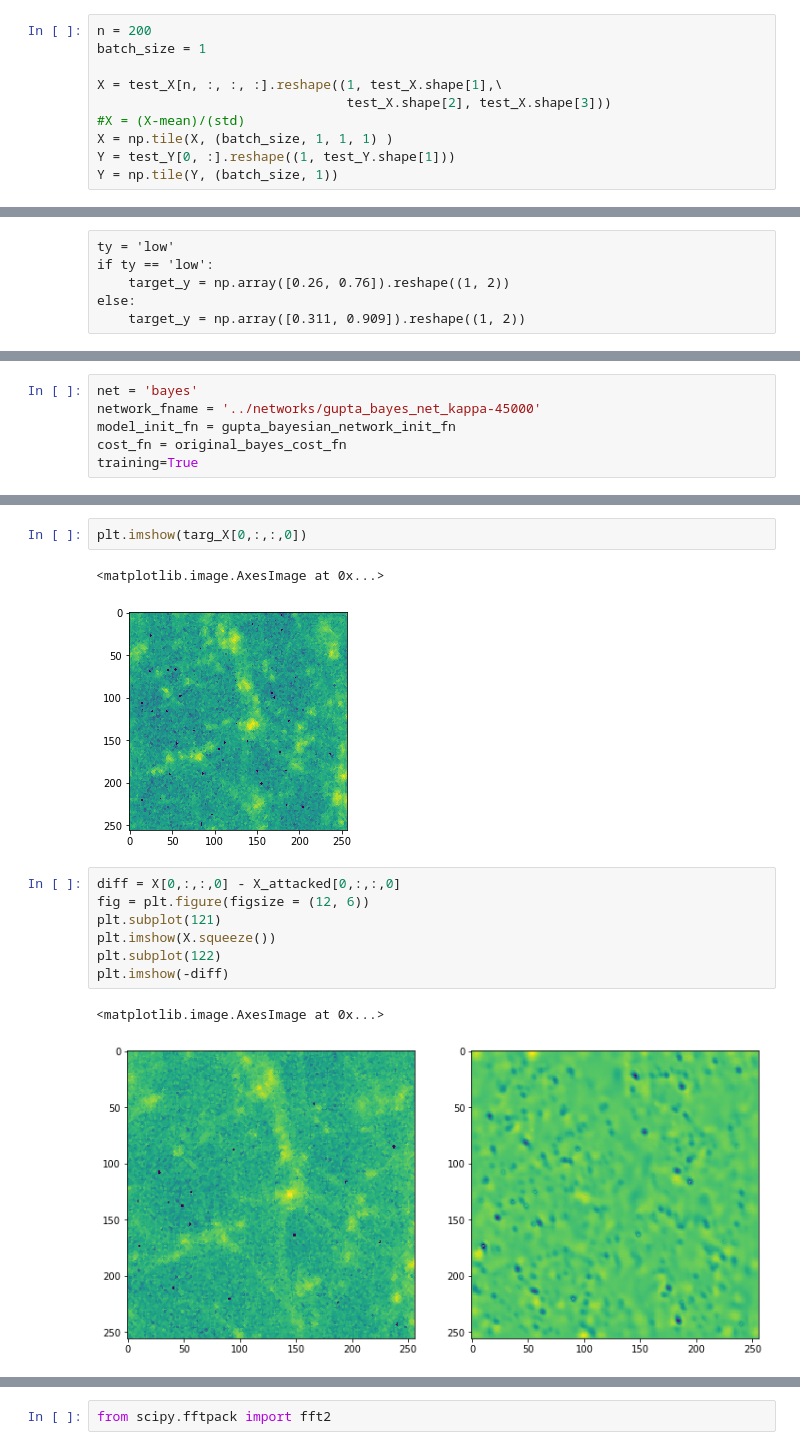
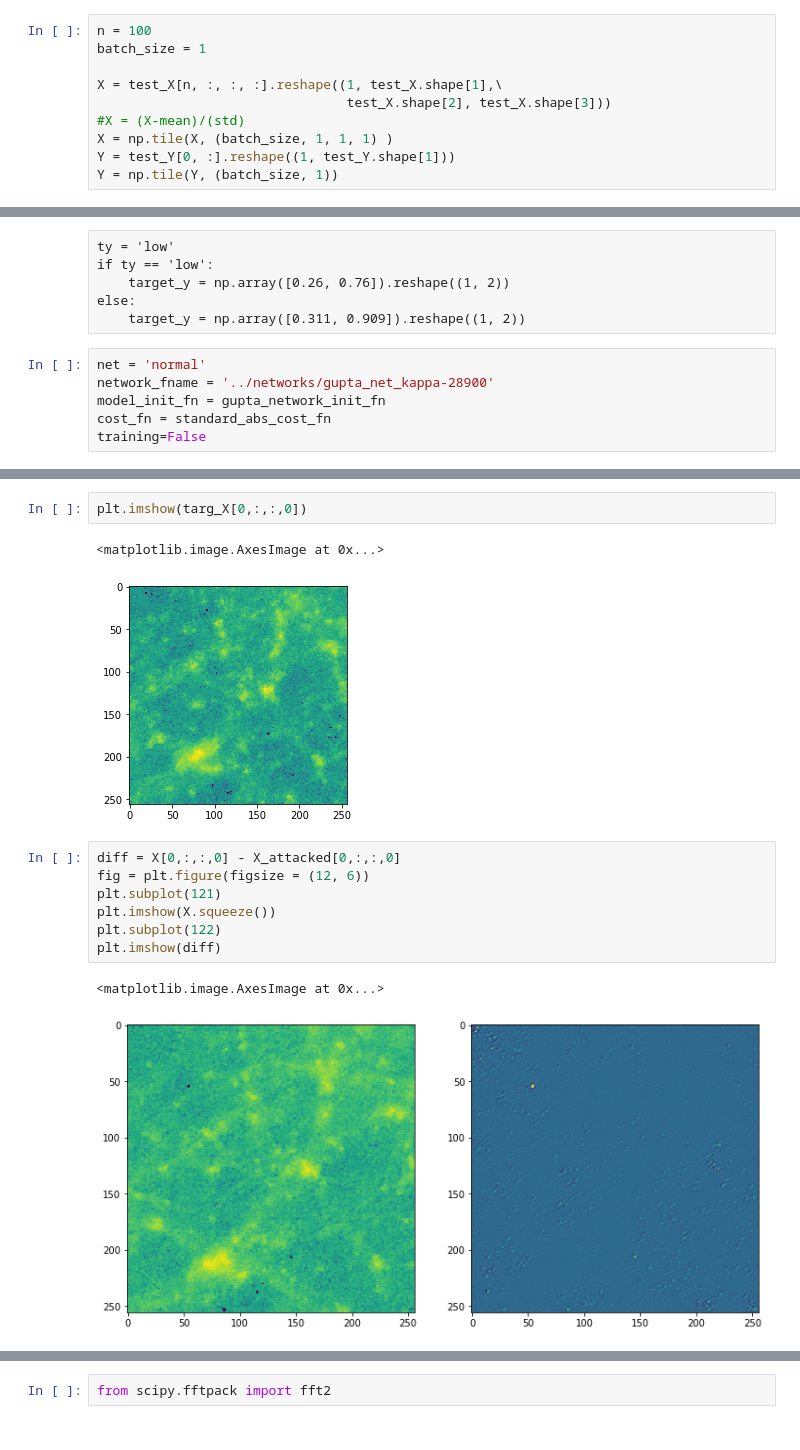
Before and after one commit to mclaughlin6464/uatu, a Jupyter notebook: notebooks/Local Attacks.ipynb, the cells around one changed output, grey strips where cells are left out. Cells and saved outputs as stored; diff of their text form.

```diff
--- a/notebooks/Local Attacks.ipynb
+++ b/notebooks/Local Attacks.ipynb
@@ -108,7 +108,7 @@ target_X.shape
 test_X = (test_X-mean)/(std)
 target_X = (target_X-mean)/(std)
 # %%
-n = 200
+n = 100
 batch_size = 1
 
 X = test_X[n, :, :, :].reshape((1, test_X.shape[1],\
@@ -127,4 +127,10 @@ if ty == 'low':
     target_y = np.array([0.26, 0.76]).reshape((1, 2))
 else:
     target_y = np.array([0.311, 0.909]).reshape((1, 2))
+# %%
+net = 'normal'
+network_fname = '../networks/gupta_net_kappa-28900'
+model_init_fn = gupta_network_init_fn
+cost_fn = standard_abs_cost_fn
+training=False
 # %% [raw]
@@ -136,9 +142,3 @@ training=False
-# %%
-net = 'bayes'
-network_fname = '../networks/gupta_bayes_net_kappa-45000'
-model_init_fn = gupta_bayesian_network_init_fn
-cost_fn = original_bayes_cost_fn
-training=True
 # %%
 X_attacked = compute_attacked_map(model_init_fn, cost_fn, network_fname,\
                             X, target_Y, n_steps = 300, training=training)
@@ -178,14 +178,14 @@ plt.imshow(X_attacked[0,:,:,0])
 plt.imshow(targ_X[0,:,:,0])
 # %% [output]
 <matplotlib.image.AxesImage at 0x...>
-[figure, old version]
+[figure, new version]
 # %%
 diff = X[0,:,:,0] - X_attacked[0,:,:,0]
 fig = plt.figure(figsize = (12, 6))
 plt.subplot(121)
 plt.imshow(X.squeeze())
 plt.subplot(122)
-plt.imshow(-diff)
+plt.imshow(diff)
 # %% [output]
 <matplotlib.image.AxesImage at 0x...>
-[figure, old version]
+[figure, new version]
```
Also changed, not shown: parts of 16 cells of this notebook, 4 other files.
